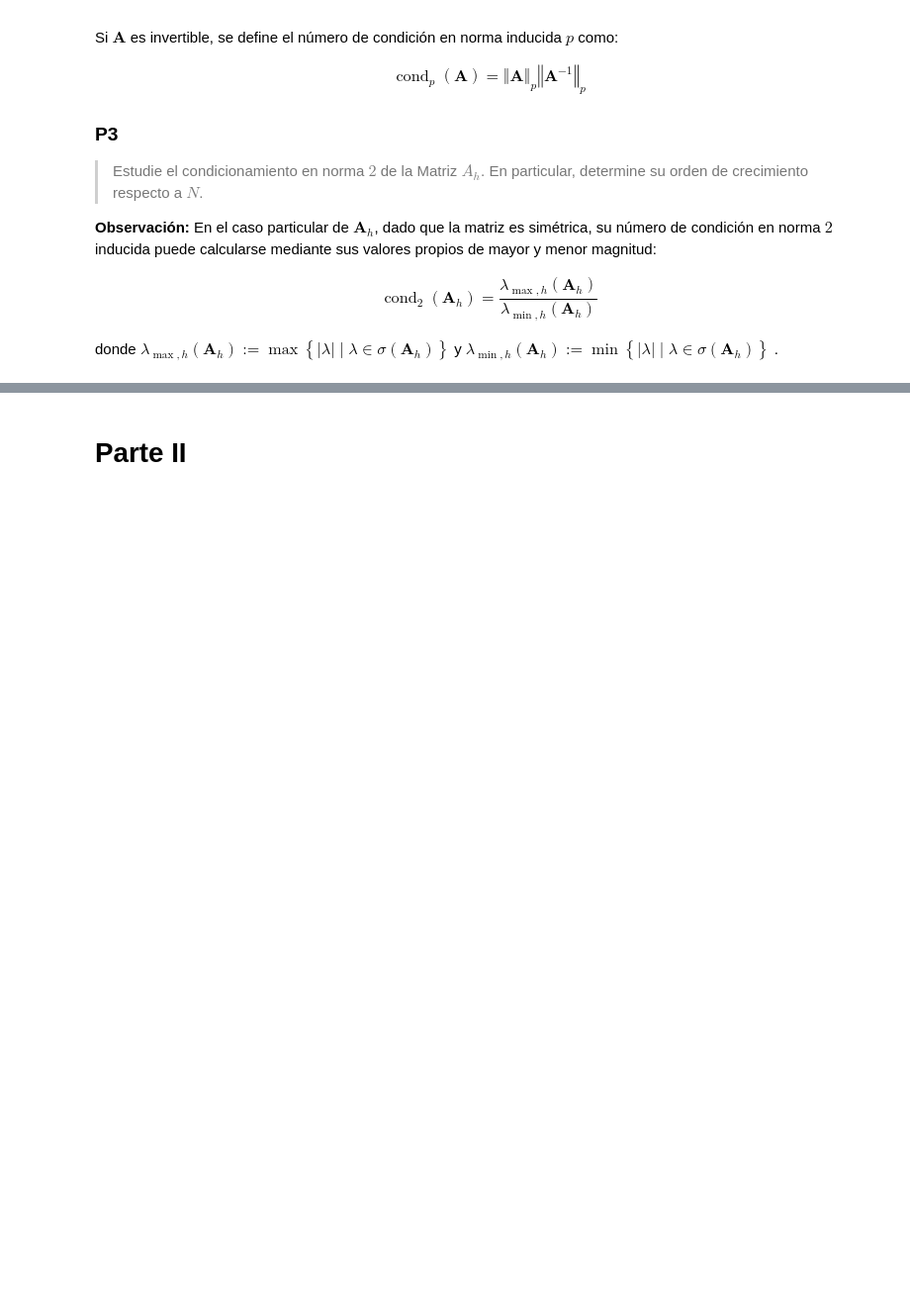
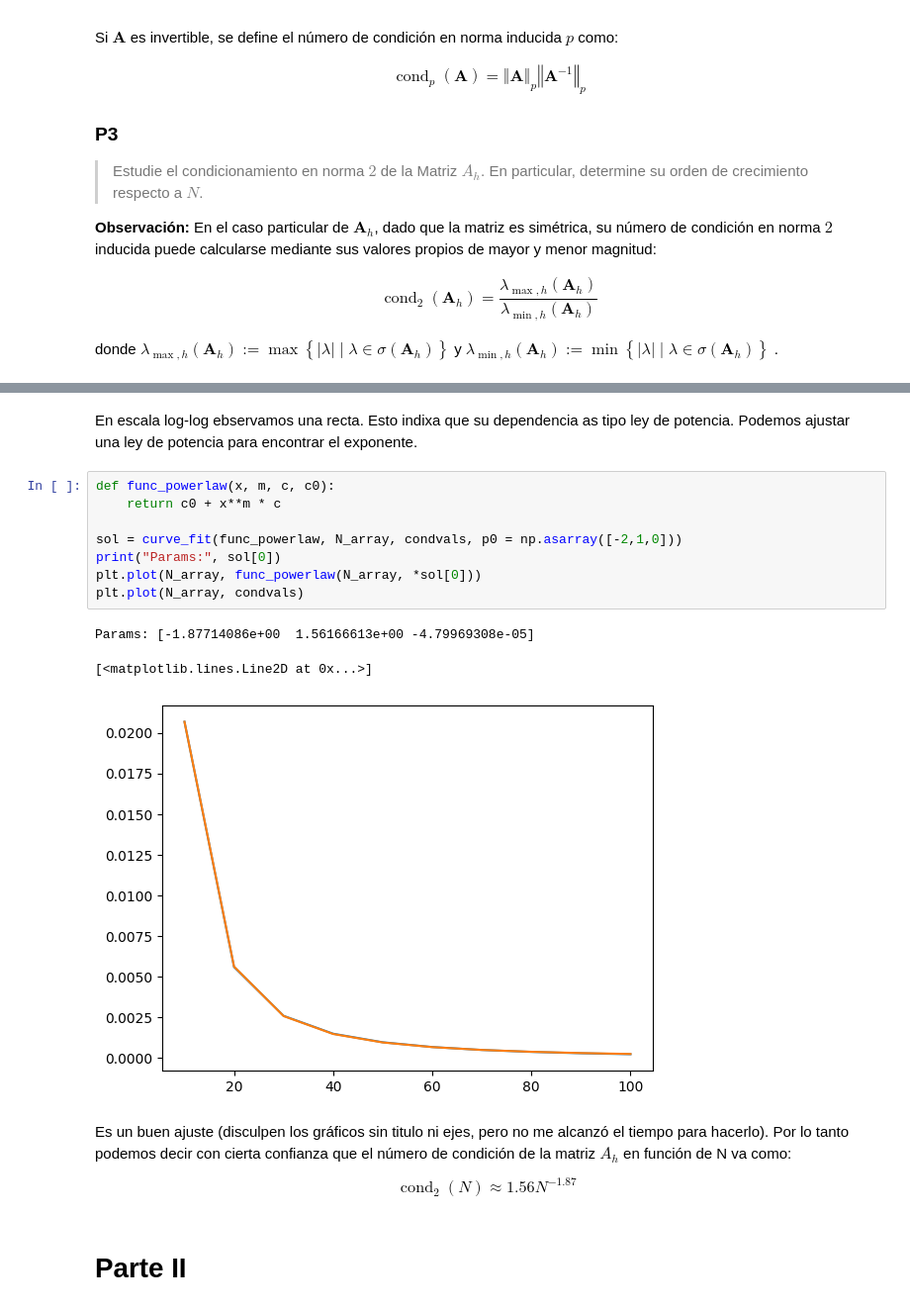
Before and after one commit to Miguel-Escobar/EDPN_T1, a Jupyter notebook: Laboratorio_1_Poisson_en_Dominio_Perforado.ipynb, the cells around one changed output, grey strips where cells are left out. Shown: that part at 99% size. Cells and saved outputs as stored; diff of their text form; blank space fills up the shorter version.

```diff
--- a/Laboratorio_1_Poisson_en_Dominio_Perforado.ipynb
+++ b/Laboratorio_1_Poisson_en_Dominio_Perforado.ipynb
@@ -212,3 +223,21 @@ def cond_2_sparse(A):
+# %% [markdown]
+En escala log-log ebservamos una recta. Esto indixa que su dependencia as tipo ley de potencia. Podemos ajustar una ley de potencia para encontrar el exponente.
+# %%
+def func_powerlaw(x, m, c, c0):
+    return c0 + x**m * c
+
+sol = curve_fit(func_powerlaw, N_array, condvals, p0 = np.asarray([-2,1,0]))
+print("Params:", sol[0])
+plt.plot(N_array, func_powerlaw(N_array, *sol[0]))
+plt.plot(N_array, condvals)
+# %% [output]
+Params: [-1.87714086e+00  1.56166613e+00 -4.79969308e-05]
+[<matplotlib.lines.Line2D at 0x...>]
+[figure, added]
+# %% [markdown]
+Es un buen ajuste (disculpen los gráficos sin titulo ni ejes, pero no me alcanzó el tiempo para hacerlo). Por lo tanto podemos decir con cierta confianza que el número de condición de la matriz $A_h$ en función de N va como:
+
+$$\operatorname{cond}_{2}\left( N \right)  \approx 1.56 N^{-1.87}$$
 # %% [markdown]
 # Parte II
 # %% [markdown]
```
Also changed, not shown: parts of 8 cells of this notebook, 1 other file.
